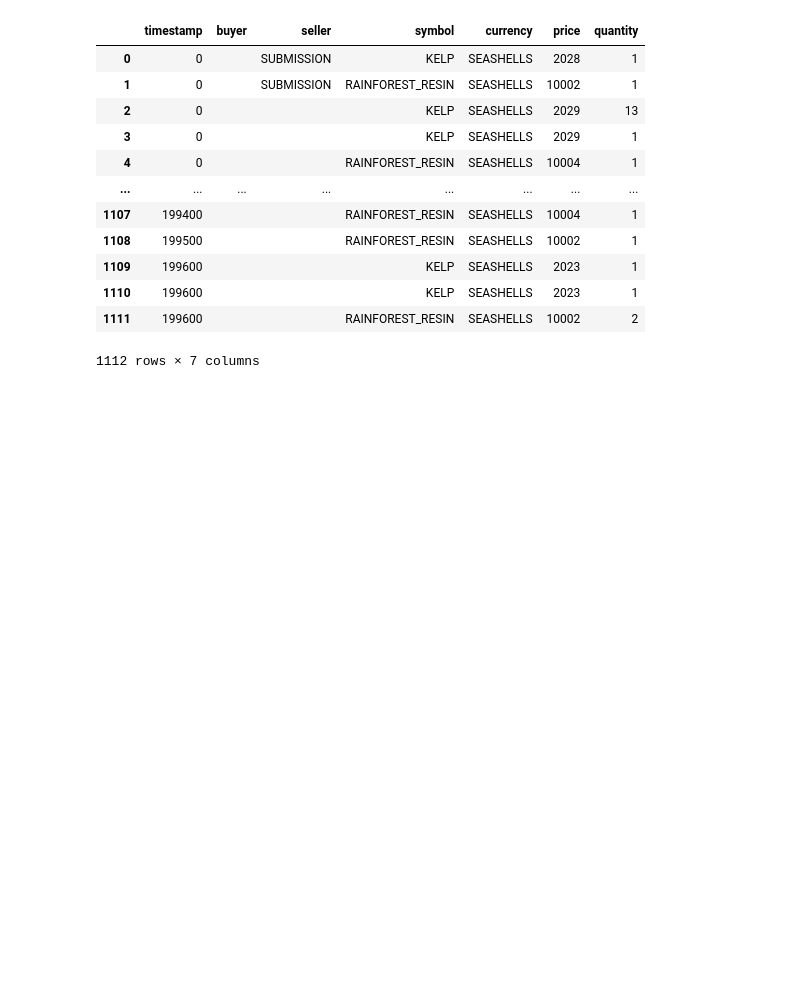
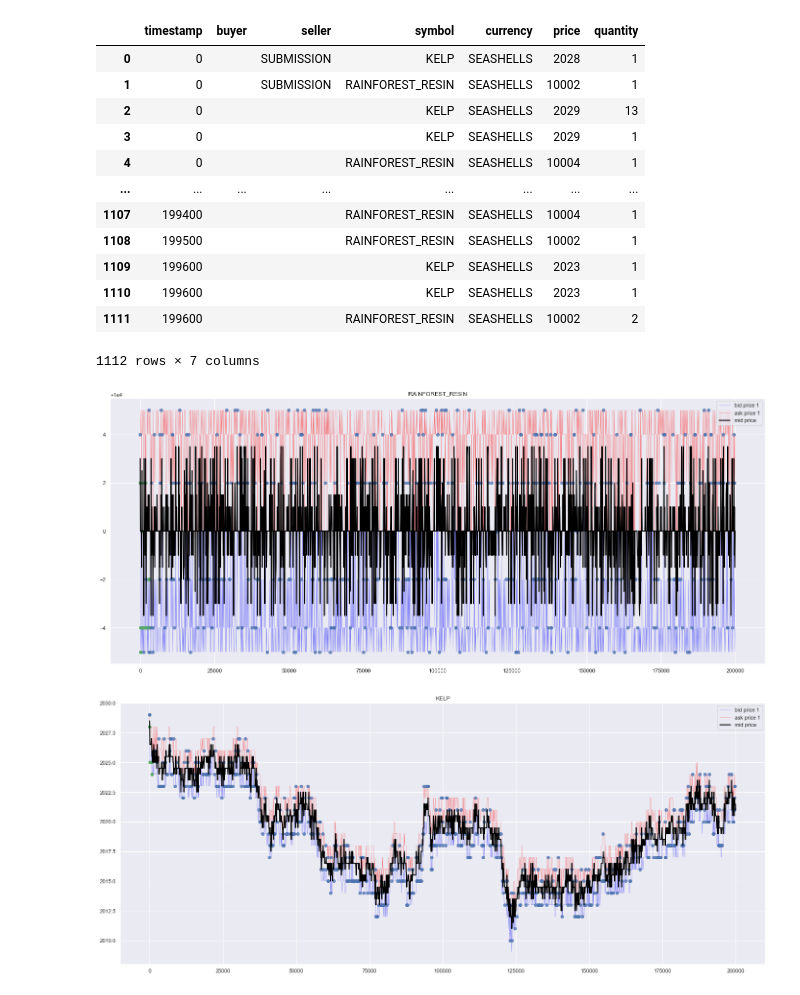
Before and after one commit to kaimarnsmorris/Prosperity2025, a Jupyter notebook: log_analysis.ipynb, the cells around one changed output. Saved outputs shown, nothing was run; the diff lists cells and outputs as text; code cells hidden in the pictures; blank space fills up the shorter version.

```diff
--- a/log_analysis.ipynb
+++ b/log_analysis.ipynb
@@ -127,3 +157,32 @@ trade_history
 | 1110 | 199600 |  |  | KELP | SEASHELLS | 2023 | 1 |
 | 1111 | 199600 |  |  | RAINFOREST_RESIN | SEASHELLS | 10002 | 2 |
 1112 rows × 7 columns
+# %%
+for product in activities_log['product'].unique():
+    plt.figure(figsize=(24, 10))
+    plt.title(product)
+
+    product_log = activities_log[activities_log['product'] == product]
+
+
+    plt.plot(product_log['timestamp'], product_log['bid_price_1'], label='bid price 1', color='blue', alpha=0.5, linewidth=0.5)
+    plt.plot(product_log['timestamp'], product_log['ask_price_1'], label='ask price 1', color='red', alpha=0.5, linewidth=0.5)
+
+    for trade in trade_history[trade_history['symbol'] == product].itertuples():
+        if trade.buyer == 'SUBMISSION':
+            # plot a red dot for a new order
+            plt.plot(trade.timestamp, trade.price, 'ro')
+        elif trade.seller == 'SUBMISSION':
+            # plot a green dot for a new order
+            plt.plot(trade.timestamp, trade.price, 'go')
+        else:
+            # plot a blue line for a trade
+            plt.plot([trade.timestamp, trade.timestamp], [trade.price, trade.price], 'bo', alpha=0.5)
+
+    plt.plot(product_log['timestamp'], product_log['mid_price'], label='mid price', color='black', linewidth=2)
+
+    plt.legend()
+    plt.show()
+# %% [output]
+[figure, added]
+[figure, added]
```
Also changed, not shown: parts of 4 cells of this notebook.
